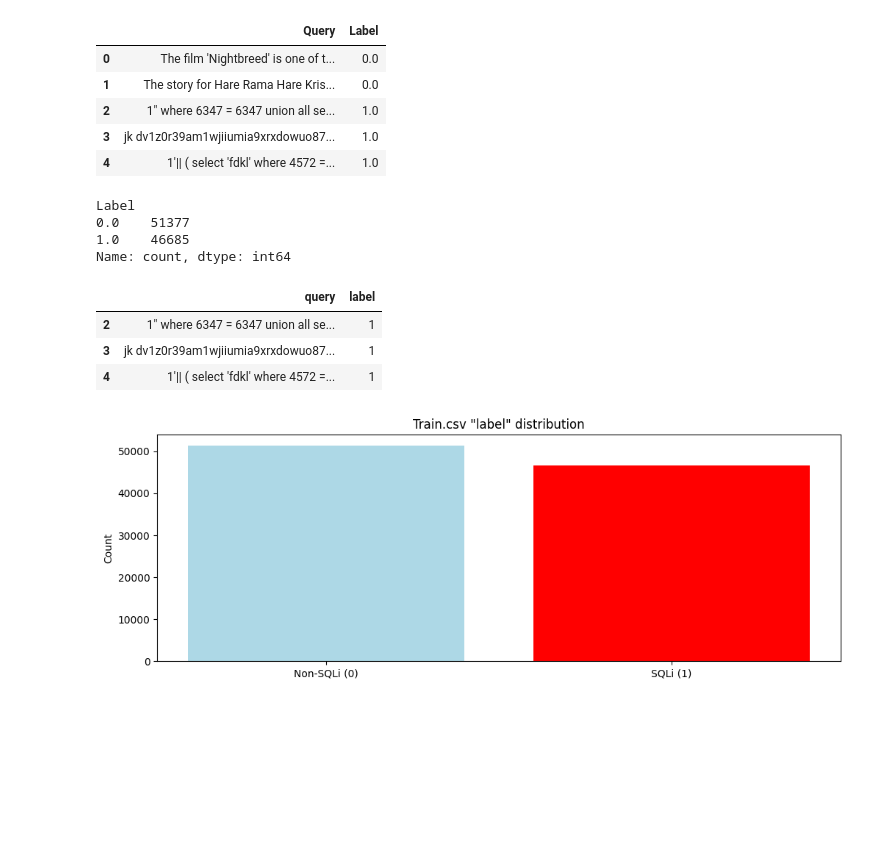
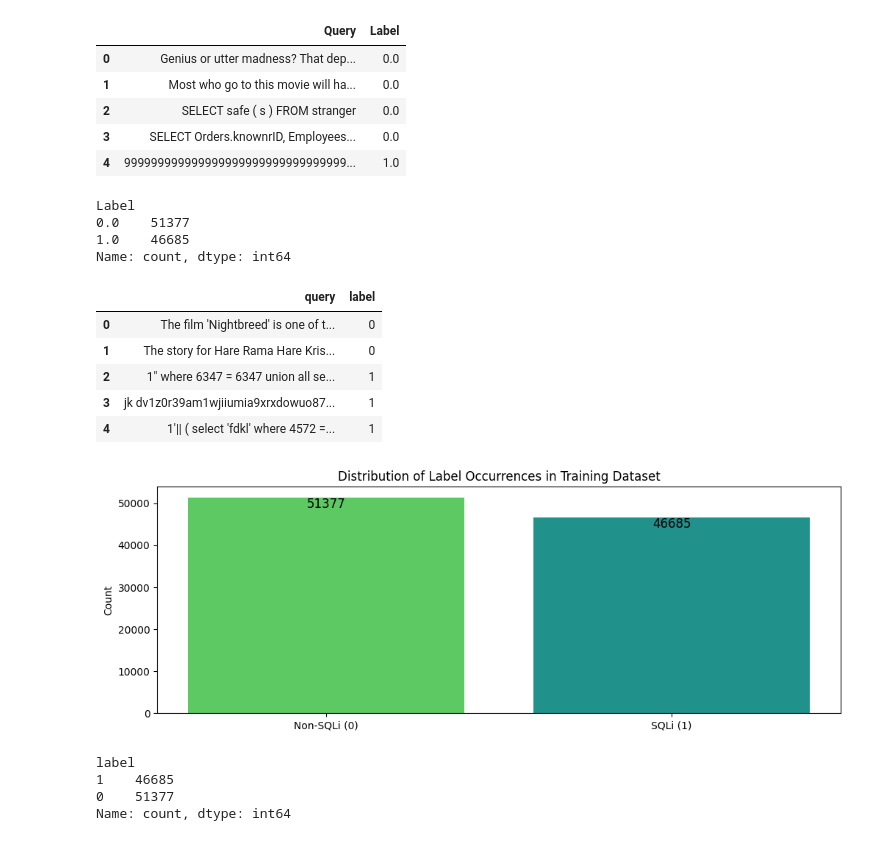
Before and after one commit to viserionnina/bert-sqli-detection, a Jupyter notebook: notebooks/training.ipynb, the cells around one changed output. Saved outputs shown, nothing was run; the diff lists cells and outputs as text; code cells hidden in the pictures; blank space fills up the shorter version.

Commit message:
Adding BERT, training and model with token initialization/encoding + new visualization

```diff
--- a/notebooks/training.ipynb
+++ b/notebooks/training.ipynb
@@ -18,13 +19,18 @@ import seaborn as sns
 train_df = pd.read_csv('../dataset/Train.csv', engine='python', encoding='utf-8')#python engine for not getting error - long message about C engine
 train_df.reset_index(drop=True) #resetting index to start from 0
 train_df.head(5)
+
+#loading Validation.csv dataset
+val_df = pd.read_csv('../dataset/Validation.csv', engine='python', encoding='utf-8')
+val_df.reset_index(drop=True)
+val_df.head(5)
 # %% [output]
 |  | Query | Label |
-| 0 | The film 'Nightbreed' is one of t... | 0.0 |
-| 1 | The story for Hare Rama Hare Kris... | 0.0 |
-| 2 | 1" where 6347 = 6347 union all se... | 1.0 |
-| 3 | jk dv1z0r39am1wjiiumia9xrxdowuo87... | 1.0 |
-| 4 | 1'|| ( select 'fdkl' where 4572 =... | 1.0 |
+| 0 | Genius or utter madness? That dep... | 0.0 |
+| 1 | Most who go to this movie will ha... | 0.0 |
+| 2 | SELECT safe ( s ) FROM stranger | 0.0 |
+| 3 | SELECT Orders.knownrID, Employees... | 0.0 |
+| 4 | 999999999999999999999999999999999... | 1.0 |
 # %%
 train_df.shape #(98085, 2) - 98085 rows and 2 columns (query and label)
 train_df.columns.to_list() #['Query', 'Label'] - columns names
@@ -38,31 +44,45 @@ Label
 Name: count, dtype: int64
 # %%
 train_df.columns = ['query', 'label'] #renaming columns to lowercase for easier access
+val_df.columns = ['query', 'label'] #renaming columns to lowercase for easier access
 #train_df.columns.to_list()
 
 #removing NaN values
 train_df = train_df.dropna()
+val_df = val_df.dropna()
+
 #label setting as int values
-
 train_df['label'] = train_df['label'].astype(int)
+val_df['label'] = val_df['label'].astype(int)
 train_df.head(5)
 
-train_df[train_df['label'] == 1].head(3) #first 3 SQLi queries
+#train_df[train_df['label'] == 1].head(3) #first 3 SQLi queries
 # %% [output]
 |  | query | label |
+| 0 | The film 'Nightbreed' is one of t... | 0 |
+| 1 | The story for Hare Rama Hare Kris... | 0 |
 | 2 | 1" where 6347 = 6347 union all se... | 1 |
 | 3 | jk dv1z0r39am1wjiiumia9xrxdowuo87... | 1 |
 | 4 | 1'|| ( select 'fdkl' where 4572 =... | 1 |
 # %%
 # visualization of class distribution (SQLi vs non-SQLi) in the training dataset
 plt.figure(figsize=(12, 4))
 
 train_counts = train_df['label'].value_counts()
-plt.bar(['Non-SQLi (0)', 'SQLi (1)'], train_counts.values, color=['lightblue', 'red'])
-plt.title('Train.csv "label" distribution')
+plt.bar(['Non-SQLi (0)', 'SQLi (1)'], train_counts.values, color=['#5dc963', '#21918c'])
+plt.title('Distribution of Label Occurrences in Training Dataset')
 plt.ylabel('Count')
+plt.text(0, train_counts[0] + 50, str(train_counts[0]), ha='center', va='top', fontsize=12)
+plt.text(1, train_counts[1] + 50, str(train_counts[1]), ha='center', va='top', fontsize=12)
 
 plt.savefig('../results/traininglabel_distribution.png', dpi=300, bbox_inches='tight')
 plt.show()
+
+label_counts = train_df['label'].value_counts().sort_values()
+print(label_counts)
 # %% [output]
-[figure, old version]
+[figure, new version]
+label
+1    46685
+0    51377
+Name: count, dtype: int64
```
Also changed, not shown: parts of 9 cells of this notebook, 3 other files.
